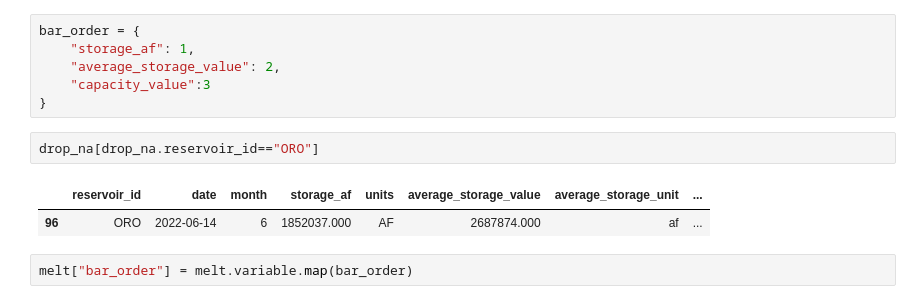
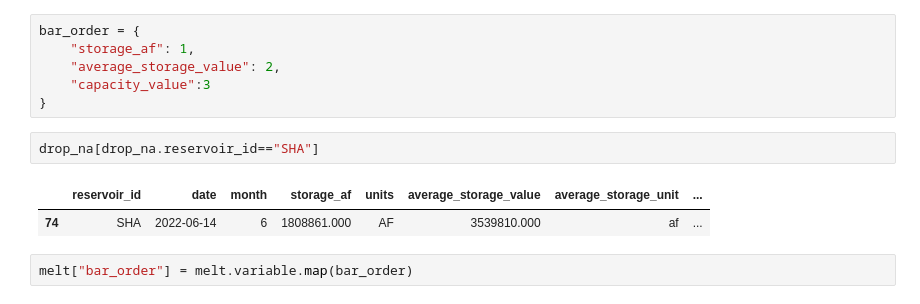
Before and after one commit to datadesk/california-drought-scrapers, a Jupyter notebook: processors/reservoirs-all.ipynb, the cells around one changed output. Drawn from its saved outputs; the diff is of its cells as text.

```diff
--- a/processors/reservoirs.ipynb
+++ b/processors/reservoirs-all.ipynb
@@ -175,10 +175,10 @@ bar_order = {
     "capacity_value":3
 }
 # %%
-drop_na[drop_na.reservoir_id=="ORO"]
+drop_na[drop_na.reservoir_id=="SHA"]
 # %% [output]
 |  | reservoir_id | date | month | storage_af | units | average_storage_value | average_storage_unit | ... |
-| 96 | ORO | 2022-06-14 | 6 | 1852037.000 | AF | 2687874.000 | af | ... |
+| 74 | SHA | 2022-06-14 | 6 | 1808861.000 | AF | 3539810.000 | af | ... |
 # %%
 melt["bar_order"] = melt.variable.map(bar_order)
 # %%
```
Also changed, not shown: 6 other files.
